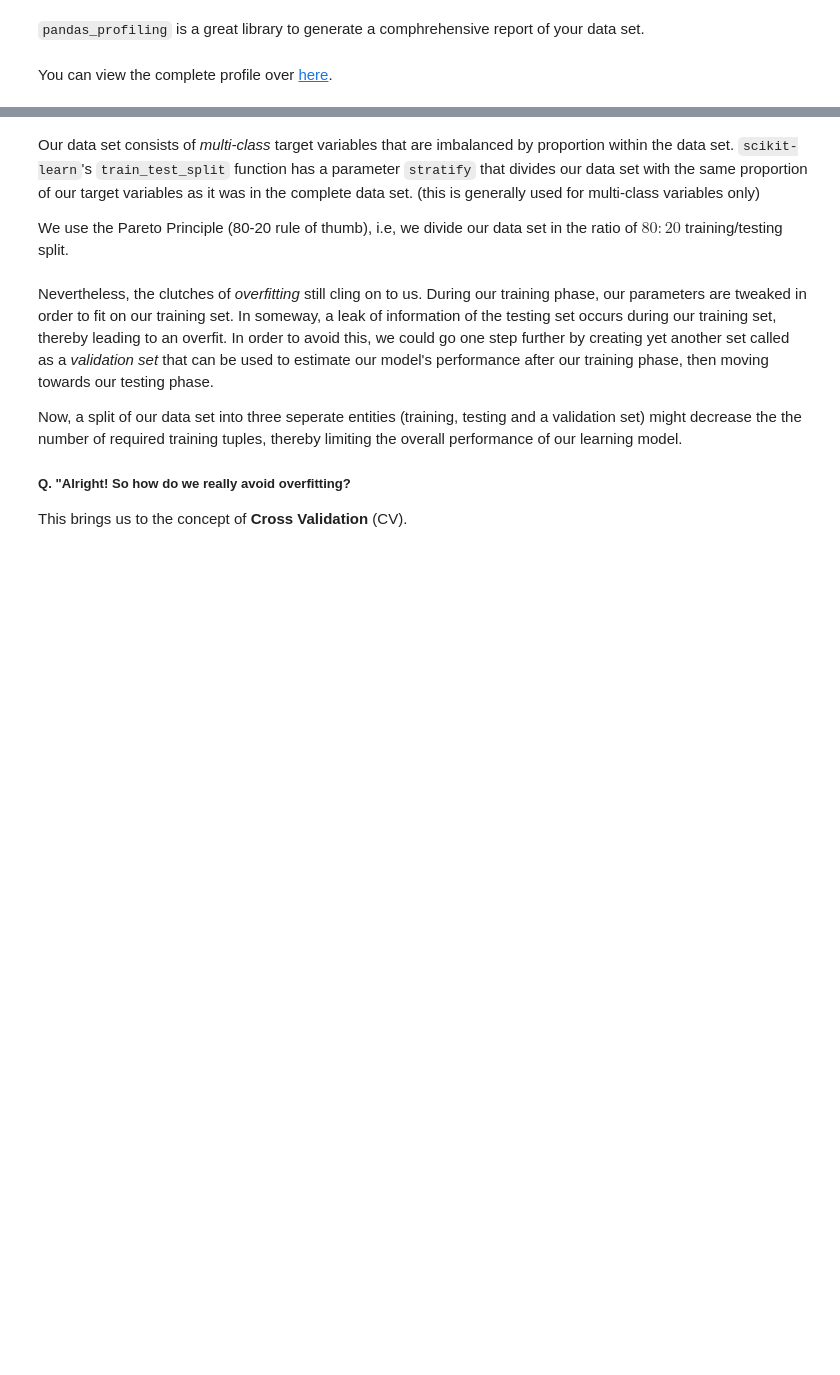
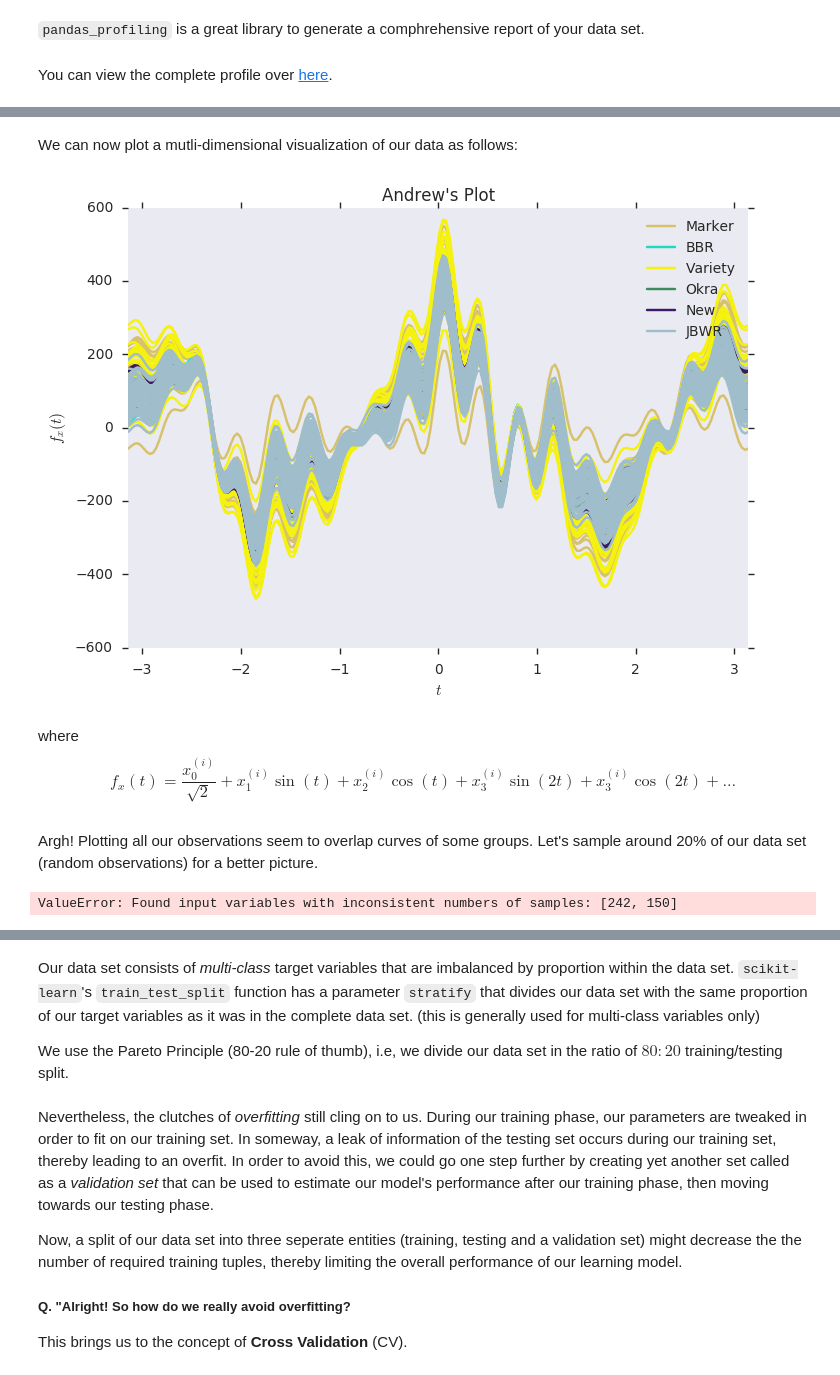
Before and after one commit to achillesrasquinha/brains-from-scratch, a Jupyter notebook: Brains from Scratch - Machine Learning for dummies.ipynb, the cells around one changed output, grey strips where cells are left out. Drawn from its saved outputs; the diff is of its cells as text; code cells hidden in the pictures; blank space fills up the shorter version.

```diff
--- a/Brains from Scratch - Machine Learning for dummies.ipynb
+++ b/Brains from Scratch - Machine Learning for dummies.ipynb
@@ -1498,0 +1572,2 @@ You can view the complete profile over [here](./data/cotton/profile.html).
+# %%
+df = df.fillna('NA')
@@ -1498,0 +1584,7 @@ You can view the complete profile over [here](./data/cotton/profile.html).
+# %%
+le         = defaultdict(LabelEncoder)
+
+data       = df.copy()
+data       = data.apply(lambda x: x if x.dtype != 'object' else le[x.name].fit_transform(x))
+
+data.sample(number_of_samples)
@@ -1498,0 +1597,26 @@ You can view the complete profile over [here](./data/cotton/profile.html).
+# %%
+labels = data['Group'].unique()
+groups =   le['Group'].inverse_transform(labels)
+# %% [markdown]
+We can now plot a mutli-dimensional visualization of our data as follows:
+# %%
+def plot_andrews_curve(df, target, labels):
+    plot       = andrews_curves(df, 'Group')
+    handles, _ = plot.get_legend_handles_labels()
+
+    plt.title("Andrew's Plot")
+
+    plt.legend(handles, labels)
+
+    plt.xlabel('$t$')
+    plt.ylabel('$f_{x}(t)$')
+
+    plt.show()
+# %%
+plot_andrews_curve(data, 'Group', groups)
+# %% [output]
+[figure, added]
+# %% [markdown]
+where $$f_{x}(t) = \frac{x^{(i)}_{0}}{\sqrt{2}} + x^{(i)}_{1}\sin{(t)} + x^{(i)}_{2}\cos{(t)} + x^{(i)}_{3}\sin{(2t)} + x^{(i)}_{3}\cos{(2t)} + \dots$$
+# %% [markdown]
+Argh! Plotting all our observations seem to overlap curves of some groups. Let's sample around 20% of our data set (random observations) for a better picture.
@@ -1498,0 +1625,5 @@ You can view the complete profile over [here](./data/cotton/profile.html).
+# %%
+sample, _ = train_test_split(data, test_size = 0.9, stratify = y)
+plot_andrews_curve(sample, 'Group', groups)
+# %% [output]
+ValueError: Found input variables with inconsistent numbers of samples: [242, 150]
```
Also changed, not shown: parts of 82 cells of this notebook, 1 other file.
